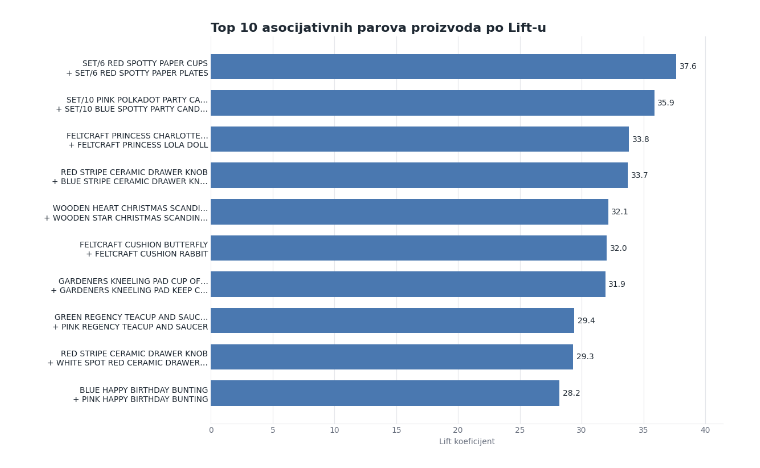
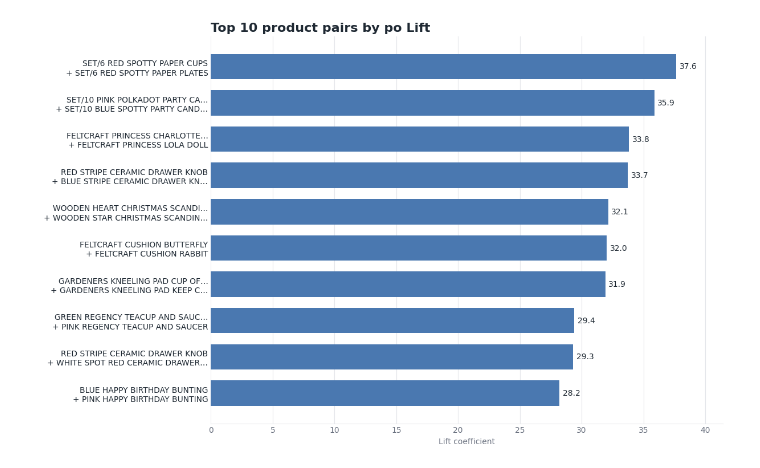
Before and after one commit to aaleksaacic/online-shop-analytics, a Jupyter notebook: notebooks/06_recommendation.ipynb, the cells around one changed output. Drawn from its saved outputs; the diff is of its cells as text; code cells hidden in the pictures.

```diff
--- a/notebooks/06_recommendation.ipynb
+++ b/notebooks/06_recommendation.ipynb
@@ -37,7 +36,7 @@ for items in basket:
         for a, b in combinations(sorted(items), 2):
             pair_counts[(a, b)] += 1
 
-print(f"Pronađeno jedinstvenih parova artikala: {len(pair_counts):,}")
+print(f"Unique item pairs: {len(pair_counts):,}")
 
 records = []
 for (a, b), count_ab in pair_counts.items():
@@ -49,18 +48,18 @@ for (a, b), count_ab in pair_counts.items():
     conf_b_a = count_ab / item_counts[b]
 
     records.append({
-        "Artikal_A": a,
-        "Naziv_A": desc_map.get(a, a),
-        "Artikal_B": b,
-        "Naziv_B": desc_map.get(b, b),
-        "Zajedno": count_ab,
+        "Item_A": a,
+        "Name_A": desc_map.get(a, a),
+        "Item_B": b,
+        "Name_B": desc_map.get(b, b),
+        "Common": count_ab,
         "Support": supp_ab,
         "Confidence_A_B": conf_a_b,
         "Confidence_B_A": conf_b_a,
         "Lift": lift
     })
 
-pravila = pd.DataFrame(records)
-print(f"Parova sa Lift > 1: {(pravila['Lift'] > 1).sum():,} od ukupno {len(pravila):,}")
-print(f"Maksimalni Lift u podacima: {pravila['Lift'].max():.2f}")
+rules = pd.DataFrame(records)
+print(f"Pairs with Lift > 1: {(rules['Lift'] > 1).sum():,} from total {len(rules):,}")
+print(f"Max Lift: {rules['Lift'].max():.2f}")
 # %% [output]
@@ -93,34 +92,45 @@ WOODEN HEART CHRISTMAS SCANDINAVIAN WOODEN STAR CHRISTMAS SCANDINAVIAN
 # %%
-INK, MUTED, GRID = "#1f2933", "#6b7280", "#e5e7eb"
+INK = "#1f2933"
+MUTED = "#6b7280"
+GRID = "#e5e7eb"
 BASE = "#4a78b0"
+ACCENT = "#e07a2f"
 
 
-def shorten(text, n=30):
+def shorten(text: str, n: int=30) -> str:
     return text if len(text) <= n else text[: n - 1].rstrip() + "…"
 
-top_pairs = pravila.sort_values("Lift", ascending=True).tail(10)
+top_pairs = rules.sort_values("Lift", ascending=True).tail(10)
 labels = [f"{shorten(a)}\n+ {shorten(b)}"
-          for a, b in zip(top_pairs["Naziv_A"], top_pairs["Naziv_B"])]
+          for a, b in zip(top_pairs["Name_A"], top_pairs["Name_B"])]
 
 fig, ax = plt.subplots(figsize=(12, 7.5), constrained_layout=True)
 
 bars = ax.barh(labels, top_pairs["Lift"], color=BASE, height=0.7)
 ax.bar_label(bars, fmt="%.1f", padding=4, fontsize=10, color=INK)
 
-ax.set_title("Top 10 asocijativnih parova proizvoda po Lift-u", loc="left",
-             fontsize=16, fontweight="bold", color=INK)
-ax.set_xlabel("Lift koeficijent", color=MUTED)
+ax.set_title(
+    "Top 10 product pairs by po Lift",
+    loc="left",
+    fontsize=16,
+    fontweight="bold",
+    color=INK
+)
+
+ax.set_xlabel("Lift coefficient", color=MUTED)
 ax.margins(x=0.1)
 
 ax.tick_params(axis="x", colors=MUTED, length=0)
 ax.tick_params(axis="y", labelcolor=INK, labelsize=10, length=0)
 ax.set_axisbelow(True)
+
 ax.xaxis.grid(True, color=GRID, linewidth=0.8)
 for side in ("top", "right", "left"):
     ax.spines[side].set_visible(False)
+
 ax.spines["bottom"].set_color(GRID)
 
 plt.show()
 # %% [output]
-[figure, old version]
+[figure, new version]
 # %%
```
Also changed, not shown: parts of 8 cells of this notebook, 2 other files.
